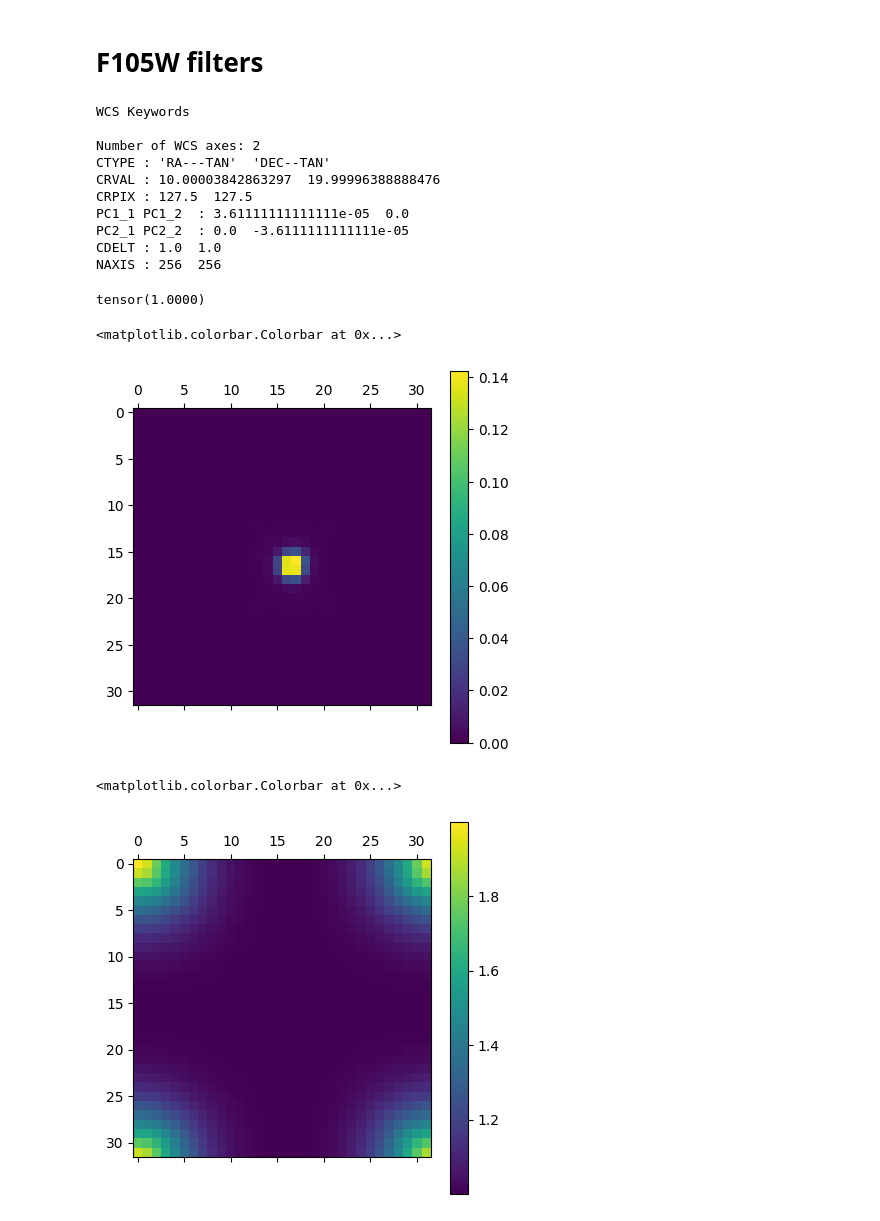
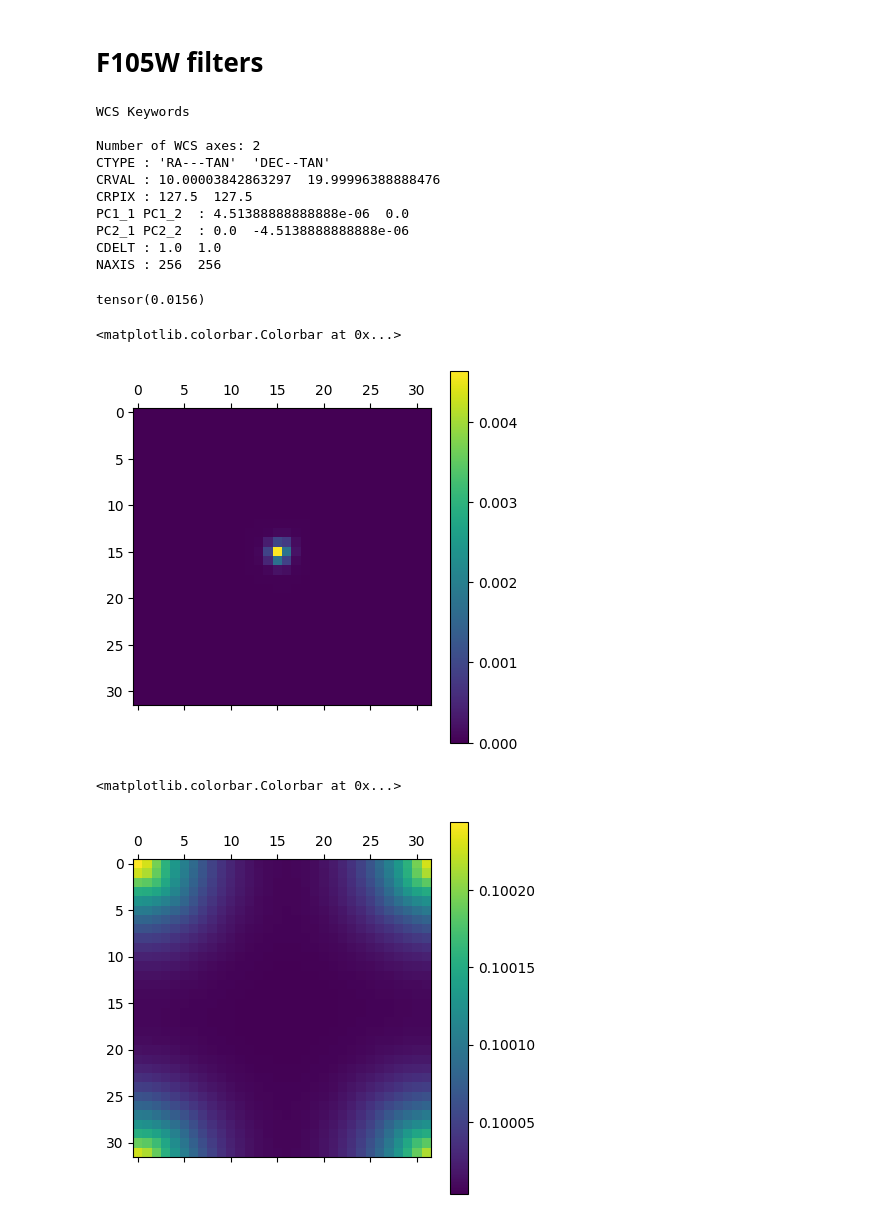
Before and after one commit to AlexandreAdam/DeblendingGalaxies, a Jupyter notebook: notebooks/correlated_gaussian_approx.ipynb, the cells around one changed output. Cells and saved outputs as stored; diff of their text form; code cells hidden in the pictures.

```diff
--- a/notebooks/correlated_gaussian_approx.ipynb
+++ b/notebooks/correlated_gaussian_approx.ipynb
@@ -606,7 +609,7 @@ coord = SkyCoord(ra=10*units.deg, dec=20*units.deg)
 observation_pixels = 32
 model_pixels = 256
 observation_pixel_size = 0.13
-model_pixel_size = 0.13
+model_pixel_size = 0.13 / 8
 
 wcs = make_wcs(coord, orientation=0, pixels=observation_pixels, pixel_size=observation_pixel_size * units.arcsec)
 wcs_list = [wcs]
@@ -632,8 +635,8 @@ Number of WCS axes: 2
 CTYPE : 'RA---TAN'  'DEC--TAN'
 CRVAL : 10.00003842863297  19.99996388888476
 CRPIX : 127.5  127.5
-PC1_1 PC1_2  : 3.61111111111111e-05  0.0
-PC2_1 PC2_2  : 0.0  -3.6111111111111e-05
+PC1_1 PC1_2  : 4.51388888888888e-06  0.0
+PC2_1 PC2_2  : 0.0  -4.5138888888888e-06
 CDELT : 1.0  1.0
 NAXIS : 256  256
 # %%
@@ -641,17 +644,19 @@ print(kernel.sum())
 plt.matshow(kernel)
 plt.colorbar()
 # %% [output]
-tensor(1.0000)
+tensor(0.0156)
 <matplotlib.colorbar.Colorbar at 0x...>
-[figure, old version]
+[figure, new version]
 # %%
-Lambda = torch.abs(torch.fft.fft2(kernel))**2 + 1
+# Beta is a form of ridge regularisation
+beta = 1e-1
+Lambda = torch.abs(torch.fft.fft2(kernel))**2 + beta
 Lambda_inv = 1 / Lambda
 plt.matshow(Lambda.abs())
 plt.colorbar()
 # %% [output]
 <matplotlib.colorbar.Colorbar at 0x...>
-[figure, old version]
+[figure, new version]
 # %%
 plt.matshow(Lambda_inv)
 plt.colorbar()
```
Also changed, not shown: parts of 15 cells of this notebook, 3 other files.
